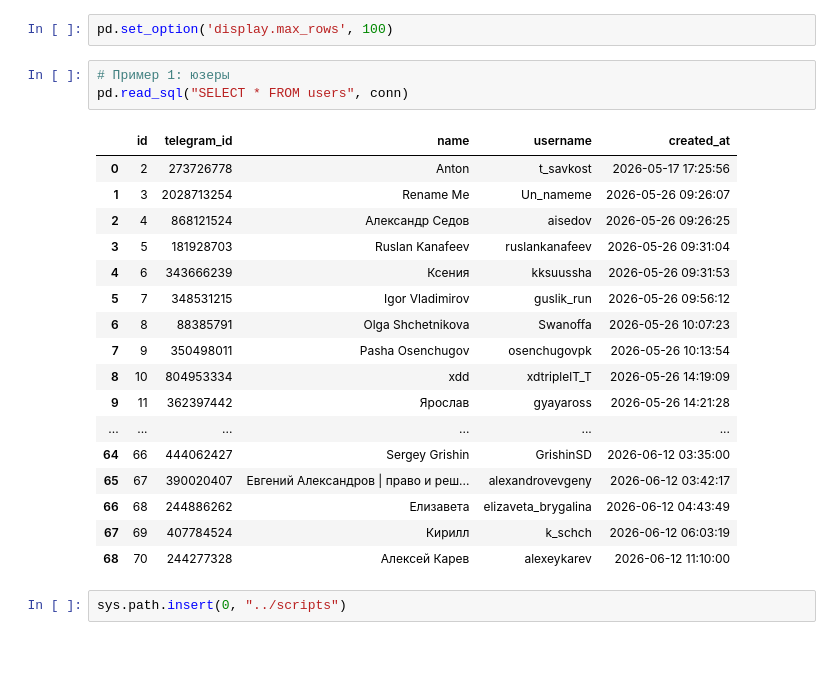
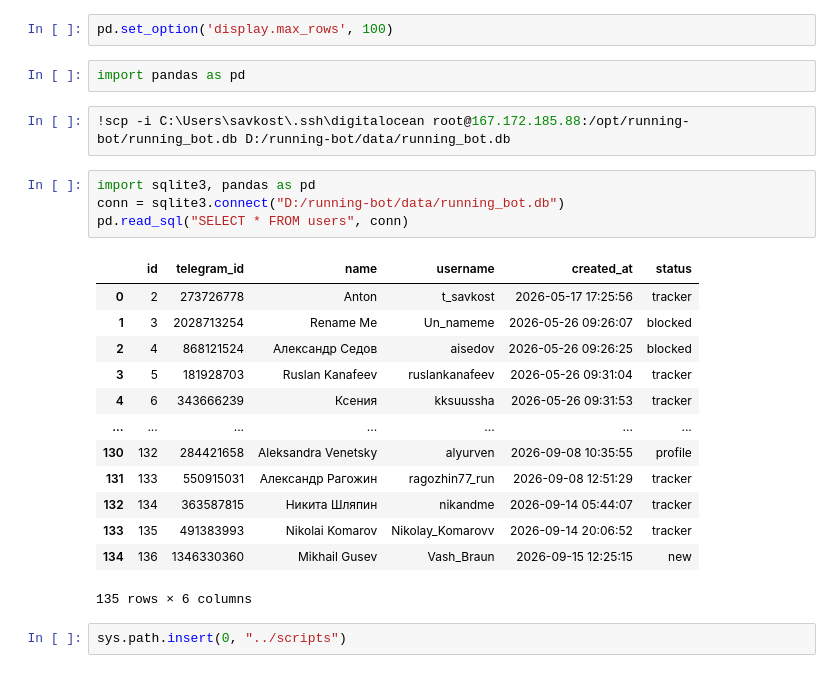
Before and after one commit to savkost-dev/running-bot, a Jupyter notebook: notebooks/start.ipynb, the cells around one changed output. Saved outputs shown, nothing was run; the diff lists cells and outputs as text.

```diff
--- a/notebooks/start.ipynb
+++ b/notebooks/start.ipynb
@@ -472,27 +472,28 @@ for i, (center, avg, (start, end)) in enumerate(zip(group_centers, group_average
   Группа 5 (интервалы 21-25): 6:20/км
 # %%
 pd.set_option('display.max_rows', 100)
-# %%
-# Пример 1: юзеры
-pd.read_sql("SELECT * FROM users", conn)
-# %% [output]
-|  | id | telegram_id | name | username | created_at |
-| 0 | 2 | 273726778 | Anton | t_savkost | 2026-05-17 17:25:56 |
-| 1 | 3 | 2028713254 | Rename Me | Un_nameme | 2026-05-26 09:26:07 |
-| 2 | 4 | 868121524 | Александр Седов | aisedov | 2026-05-26 09:26:25 |
-| 3 | 5 | 181928703 | Ruslan Kanafeev | ruslankanafeev | 2026-05-26 09:31:04 |
-| 4 | 6 | 343666239 | Ксения | kksuussha | 2026-05-26 09:31:53 |
-| 5 | 7 | 348531215 | Igor Vladimirov | guslik_run | 2026-05-26 09:56:12 |
-| 6 | 8 | 88385791 | Olga Shchetnikova | Swanoffa | 2026-05-26 10:07:23 |
-| 7 | 9 | 350498011 | Pasha Osenchugov | osenchugovpk | 2026-05-26 10:13:54 |
-| 8 | 10 | 804953334 | xdd | xdtriplelT_T | 2026-05-26 14:19:09 |
-| 9 | 11 | 362397442 | Ярослав | gyayaross | 2026-05-26 14:21:28 |
-| ... | ... | ... | ... | ... | ... |
-| 64 | 66 | 444062427 | Sergey Grishin | GrishinSD | 2026-06-12 03:35:00 |
-| 65 | 67 | 390020407 | Евгений Александров | право и реш... | alexandrovevgeny | 2026-06-12 03:42:17 |
-| 66 | 68 | 244886262 | Елизавета | elizaveta_brygalina | 2026-06-12 04:43:49 |
-| 67 | 69 | 407784524 | Кирилл | k_schch | 2026-06-12 06:03:19 |
-| 68 | 70 | 244277328 | Алексей Карев | alexeykarev | 2026-06-12 11:10:00 |
+# %%
+import pandas as pd
+# %%
+!scp -i C:\Users\savkost\.ssh\digitalocean root@167.172.185.88:/opt/running-bot/running_bot.db D:/running-bot/data/running_bot.db
+# %%
+import sqlite3, pandas as pd
+conn = sqlite3.connect("D:/running-bot/data/running_bot.db")
+pd.read_sql("SELECT * FROM users", conn)
+# %% [output]
+|  | id | telegram_id | name | username | created_at | status |
+| 0 | 2 | 273726778 | Anton | t_savkost | 2026-05-17 17:25:56 | tracker |
+| 1 | 3 | 2028713254 | Rename Me | Un_nameme | 2026-05-26 09:26:07 | blocked |
+| 2 | 4 | 868121524 | Александр Седов | aisedov | 2026-05-26 09:26:25 | blocked |
+| 3 | 5 | 181928703 | Ruslan Kanafeev | ruslankanafeev | 2026-05-26 09:31:04 | tracker |
+| 4 | 6 | 343666239 | Ксения | kksuussha | 2026-05-26 09:31:53 | tracker |
+| ... | ... | ... | ... | ... | ... | ... |
+| 130 | 132 | 284421658 | Aleksandra Venetsky | alyurven | 2026-09-08 10:35:55 | profile |
+| 131 | 133 | 550915031 | Александр Рагожин | ragozhin77_run | 2026-09-08 12:51:29 | tracker |
+| 132 | 134 | 363587815 | Никита Шляпин | nikandme | 2026-09-14 05:44:07 | tracker |
+| 133 | 135 | 491383993 | Nikolai Komarov | Nikolay_Komarovv | 2026-09-14 20:06:52 | tracker |
+| 134 | 136 | 1346330360 | Mikhail Gusev | Vash_Braun | 2026-09-15 12:25:15 | new |
+135 rows × 6 columns
 # %%
 sys.path.insert(0, "../scripts")
 # %%
```
Also changed, not shown: 2 other files.
